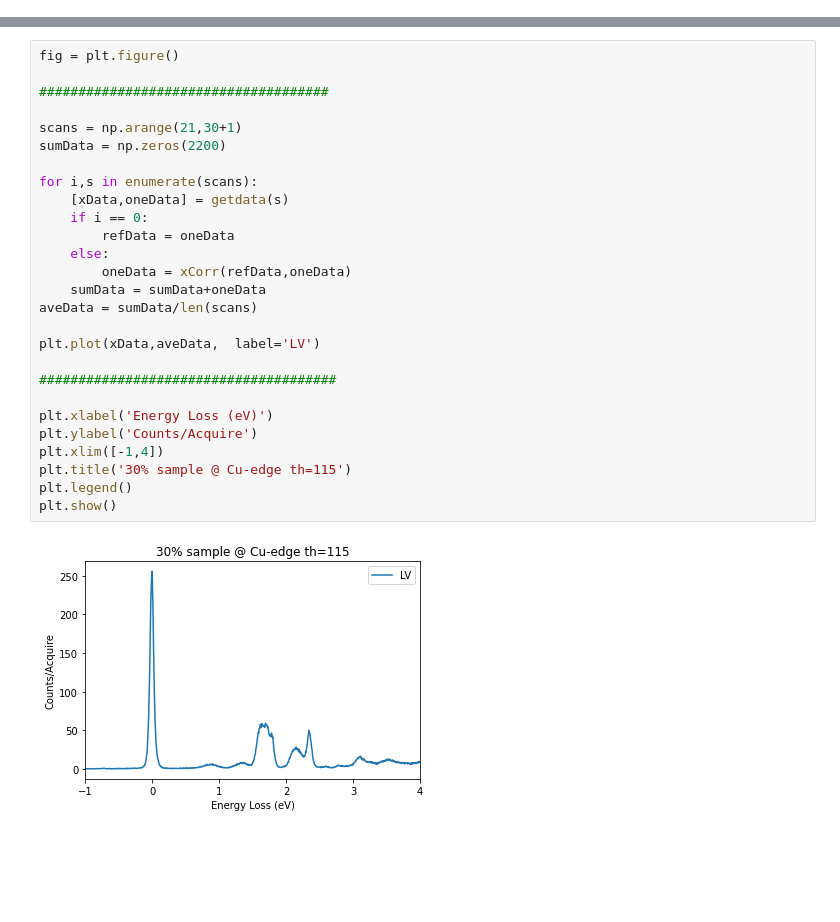
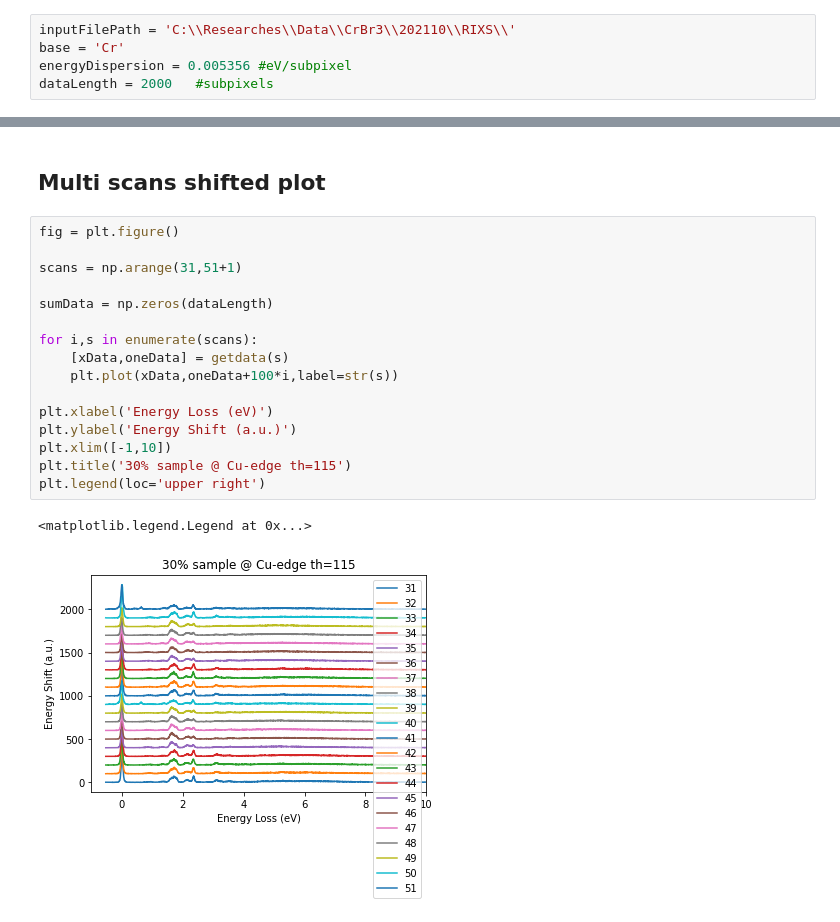
Before and after one commit to Coolphy/ADRESS_RIXS, a Jupyter notebook: plotRIXS.ipynb, the cells around one changed output, grey strips where cells are left out. Drawn from its saved outputs; the diff is of its cells as text; blank space fills up the shorter version.

```diff
--- a/plotRIXS.ipynb
+++ b/plotRIXS.ipynb
@@ -14,2 +10,7 @@ energyDispersion = 0.005356 #eV/subpixel
+# %%
+inputFilePath = 'C:\\Researches\\Data\\CrBr3\\202110\\RIXS\\'
+base = 'Cr'
+energyDispersion = 0.005356 #eV/subpixel
+dataLength = 2000   #subpixels
 # %%
 def xCorr(refData, uncorrData):
@@ -75,29 +116,21 @@ plt.show()
+# %% [markdown]
+## Multi scans shifted plot
 # %%
 fig = plt.figure()
 
-#####################################
+scans = np.arange(31,51+1)
 
-scans = np.arange(21,30+1)
-sumData = np.zeros(2200)
+sumData = np.zeros(dataLength)
 
 for i,s in enumerate(scans):
     [xData,oneData] = getdata(s)
-    if i == 0:
-        refData = oneData
-    else:
-        oneData = xCorr(refData,oneData)
-    sumData = sumData+oneData
-aveData = sumData/len(scans)
-
-plt.plot(xData,aveData,  label='LV')
-
-######################################
+    plt.plot(xData,oneData+100*i,label=str(s))
 
 plt.xlabel('Energy Loss (eV)')
-plt.ylabel('Counts/Acquire')
-plt.xlim([-1,4])
+plt.ylabel('Energy Shift (a.u.)')
+plt.xlim([-1,10])
 plt.title('30% sample @ Cu-edge th=115')
-plt.legend()
-plt.show()
+plt.legend(loc='upper right')
 # %% [output]
+<matplotlib.legend.Legend at 0x...>
-[figure, old version]
+[figure, new version]
```
Also changed, not shown: parts of 10 cells of this notebook.
